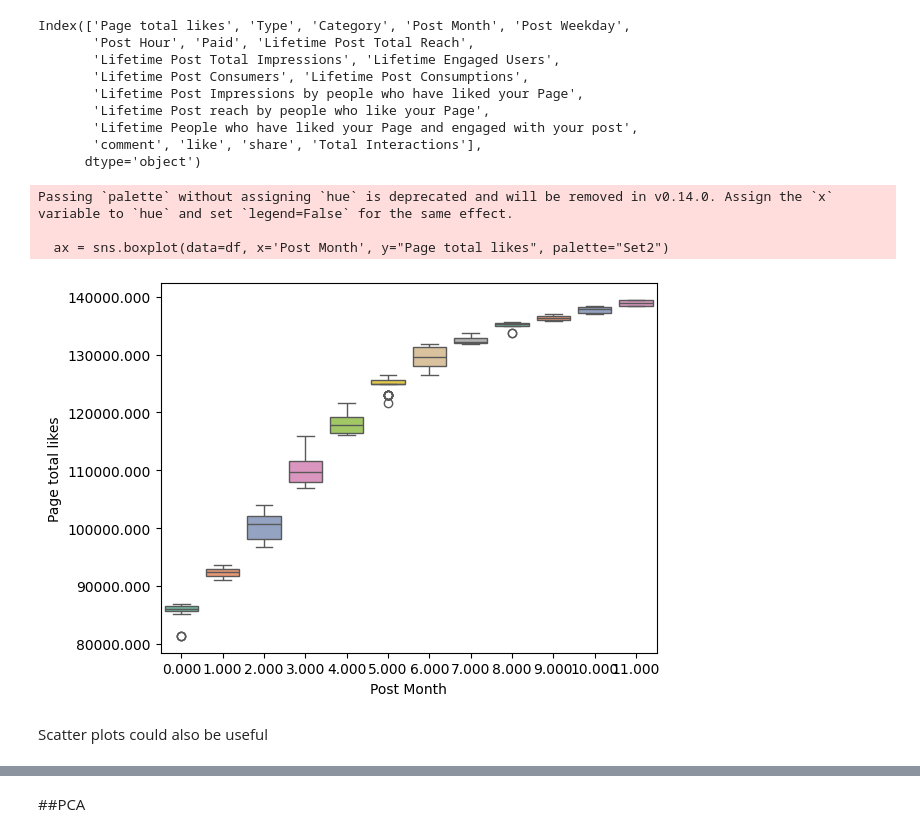
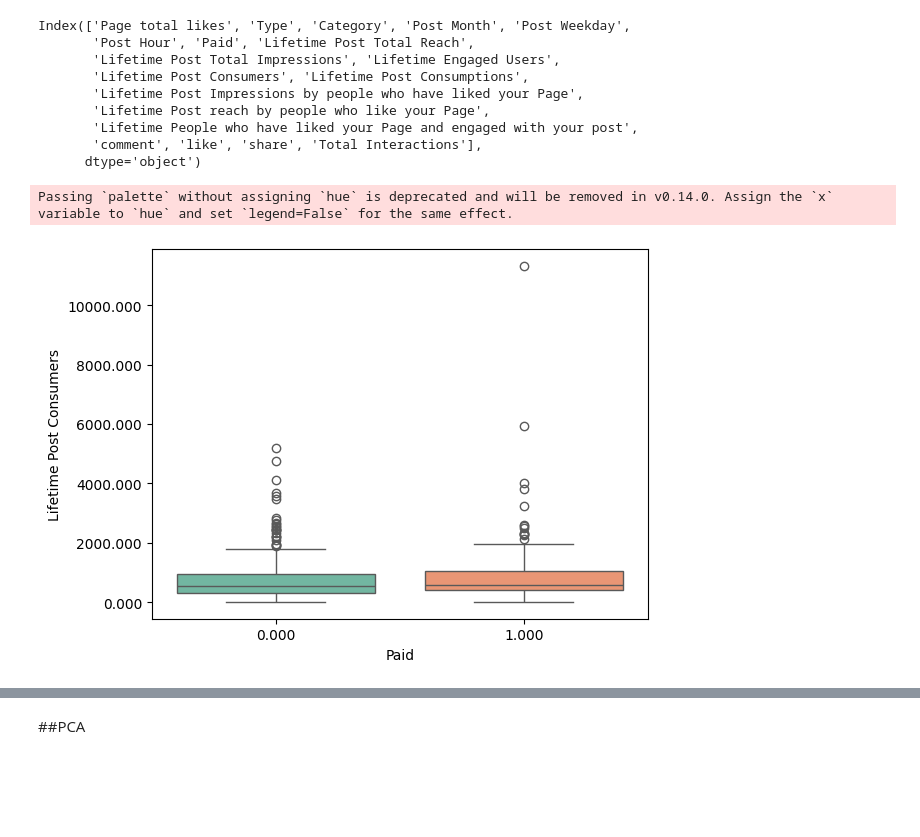
Before and after one commit to elhamod/BA820, a Jupyter notebook: Dimensionality_Reduction/Facebook_Metrics_Analysis_Dimensionality_Reduction.ipynb, the cells around one changed output, grey strips where cells are left out. Saved outputs shown, nothing was run; the diff lists cells and outputs as text; code cells hidden in the pictures; blank space fills up the shorter version.

```diff
--- a/Dimensionality_Reduction/Facebook_Metrics_Analysis_Dimensionality_Reduction.ipynb
+++ b/Dimensionality_Reduction/Facebook_Metrics_Analysis_Dimensionality_Reduction.ipynb
@@ -146,9 +150,13 @@ memory usage: 77.3+ KB
 # Convert Paid and Category features to categorical
 df["Paid"] = df["Paid"].astype("category")
 df["Category"] = df["Category"].astype("category")
+df["Post Month"] = df["Post Month"].astype("category")
+df["Post Hour"] = df["Post Hour"].astype("category")
+df["Post Weekday"] = df["Post Weekday"].astype("category")
 
 #get df_numerical
 df_numeric = df.select_dtypes(include=[float, int])
+
 df_numeric
 # %% [output]
 A value is trying to be set on a copy of a slice from a DataFrame.
@@ -244,14 +259,10 @@ Index(['Page total likes', 'Type', 'Category', 'Post Month', 'Post Weekday',
        'comment', 'like', 'share', 'Total Interactions'],
       dtype='object')
 # %%
-ax = sns.boxplot(data=df, x='Post Month', y="Page total likes", palette="Set2")
+ax = sns.boxplot(data=df, x='Paid', y="Lifetime Post Consumers", palette="Set2")
 
 ax.xaxis.set_major_formatter(FormatStrFormatter('%.3f'))
 ax.yaxis.set_major_formatter(FormatStrFormatter('%.3f'))
 # %% [output]
 Passing `palette` without assigning `hue` is deprecated and will be removed in v0.14.0. Assign the `x` variable to `hue` and set `legend=False` for the same effect.
-
-  ax = sns.boxplot(data=df, x='Post Month', y="Page total likes", palette="Set2")
-[figure, old version]
+[figure, new version]
-# %% [markdown]
-Scatter plots could also be useful
```
Also changed, not shown: parts of 9 cells of this notebook.
